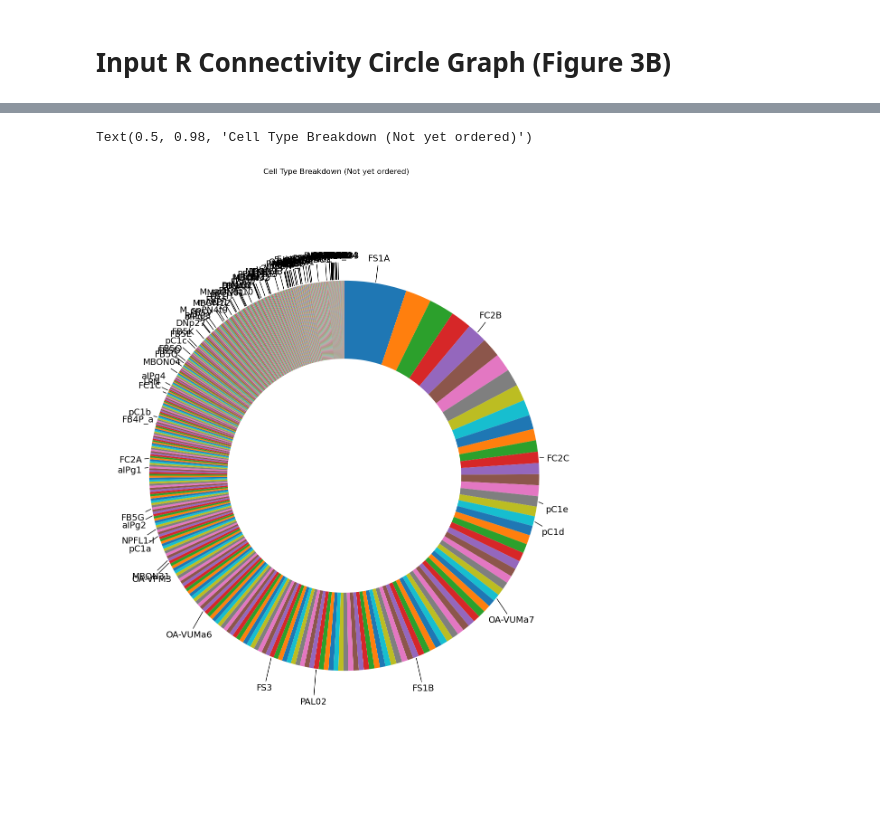
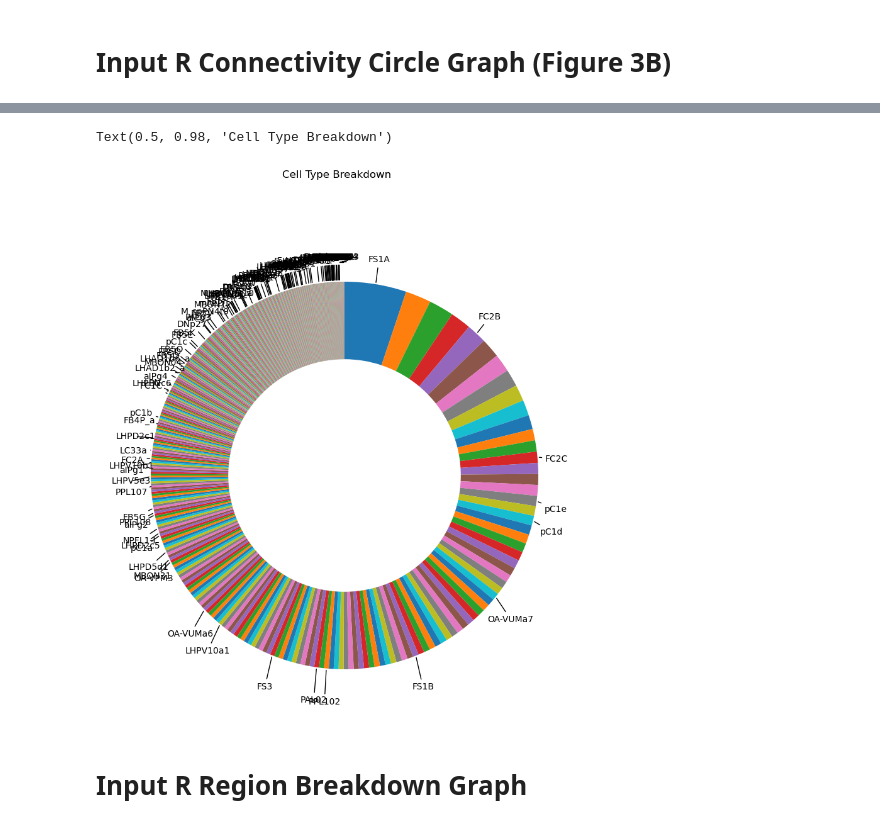
Before and after one commit to RhessaWL/flybrain-clustering, a Jupyter notebook: oviIN_prominencefig.ipynb, the cells around one changed output, grey strips where cells are left out. Cells and saved outputs as stored; diff of their text form; code cells hidden in the pictures; blank space fills up the shorter version.

Commit message:
specifiying the figures

```diff
--- a/oviIN_prominencefig.ipynb
+++ b/oviIN_prominencefig.ipynb
@@ -48,6 +48,6 @@ ovi_inputs
 2524 rows × 8 columns
 # %%
 # import modularity data
-mod = pd.read_csv('oviIN/preprocessed_inputs-v1.2.1/preprocessed_nodes.csv', index_col=0)
+mod = pd.read_csv('oviIN/preprocessed_inputs-v1.2.1/preprocessed_nodes.csv')
 mod
 # %% [output]
@@ -87,5 +94,5 @@ cluster4
 # %%
 # drop everything but the modularity data
-mod = mod[['0.0', '0.05', '0.1', '0.5', '0.75', '1.0', 'celltype']]
+mod = mod[['id','0.0', '0.05', '0.1', '0.5', '0.75', '1.0', 'celltype']]
 mod
 # %% [output]
@@ -106,5 +112,4 @@ mod
 # %%
 # cross merge on the bodyids presynaptic
-ovi_inputs = ovi_inputs.merge(mod, left_on='bodyId_pre', right_on = mod.index, how='left')
 ovi_inputs
 # %% [output]
@@ -473,9 +442,9 @@ array(['FS1A', '', 'FC2B', 'FC2C', 'pC1e', 'pC1d', 'VES047', 'OA-VUMa7',
 # Such as CRE, SMP, SIP, SLP labels should be marked as empyt string
 for i in range(len(ovi_inputs_new)):
     celltype = ovi_inputs_new['type_pre'][i][:3]
-    if celltype in ['CRE', 'SMP', 'SIP', 'SLP', 'LAL', 'AOT', 'PLP', 'WED', 'AVL', 'ATL', 'Tu', 'AVL', 'VES']:
+    if celltype in ['CRE', 'SMP', 'SIP', 'SLP', 'LAL', 'AOT', 'PLP', 'WED', 'AVL', 'ATL', 'Tu', 'AVL', 'VES', 'SAD']:
         ovi_inputs_new['type_pre'][i] = ''
-    elif ovi_inputs_new['type_pre'][i][:2] in [ 'LT', 'CL', 'IB', 'PL', 'PS', 'PV', 'SA', 'AM']:
+    elif ovi_inputs_new['type_pre'][i][:2] in [ 'LT', 'CL', 'IB', 'PL', 'PS', 'PV', 'AM']:
         ovi_inputs_new['type_pre'][i] = ''
     else:
         continue
@@ -501,20 +495,22 @@ See the caveats in the documentation: https://pandas.pydata.org/pandas-docs/stab
 # %%
-fig, ax = plt.subplots(figsize=(14, 14))
+fig, ax = plt.subplots(figsize=(10, 10))
 
 # Plot the concentric ring but i want to only label the top 10
 wedges, labels = ax.pie(ovi_inputs_new['weight'], startangle=90, counterclock=False, wedgeprops=dict(width=0.4))
 # label only the top 10 wedges with simple text and a small line from the wedge to the label
 for i in range(900):
     if ovi_inputs_new['type_pre'][i] == '':
         continue
     ang = (wedges[i].theta2 + wedges[i].theta1) / 2
     y = np.sin(np.deg2rad(ang))
     x = np.cos(np.deg2rad(ang))
     ax.annotate(ovi_inputs_new['type_pre'][i], xy=(x, y), xytext=(1.1*x, 1.15*y),
-                fontsize=14, ha='center', va='top', color='black',
+                fontsize=10, ha='center', va='top', color='black',
                 arrowprops=dict(arrowstyle='-', color='black', lw=1))
 
-fig.suptitle("Cell Type Breakdown (Not yet ordered)")
+fig.suptitle("Cell Type Breakdown")
 # %% [output]
-Text(0.5, 0.98, 'Cell Type Breakdown (Not yet ordered)')
+Text(0.5, 0.98, 'Cell Type Breakdown')
-[figure, old version]
+[figure, new version]
+# %% [markdown]
+# Input R Region Breakdown Graph
```
Also changed, not shown: parts of 25 cells of this notebook, 1 other file.
